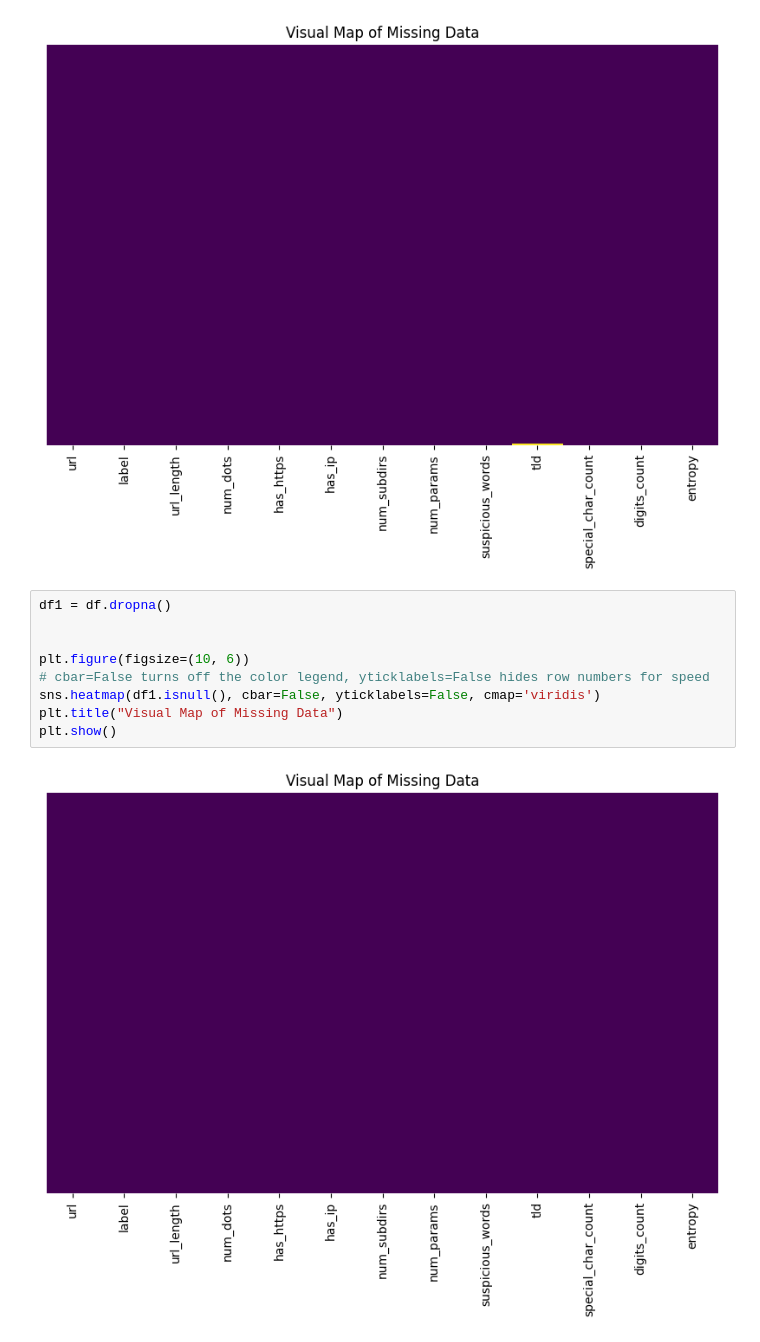
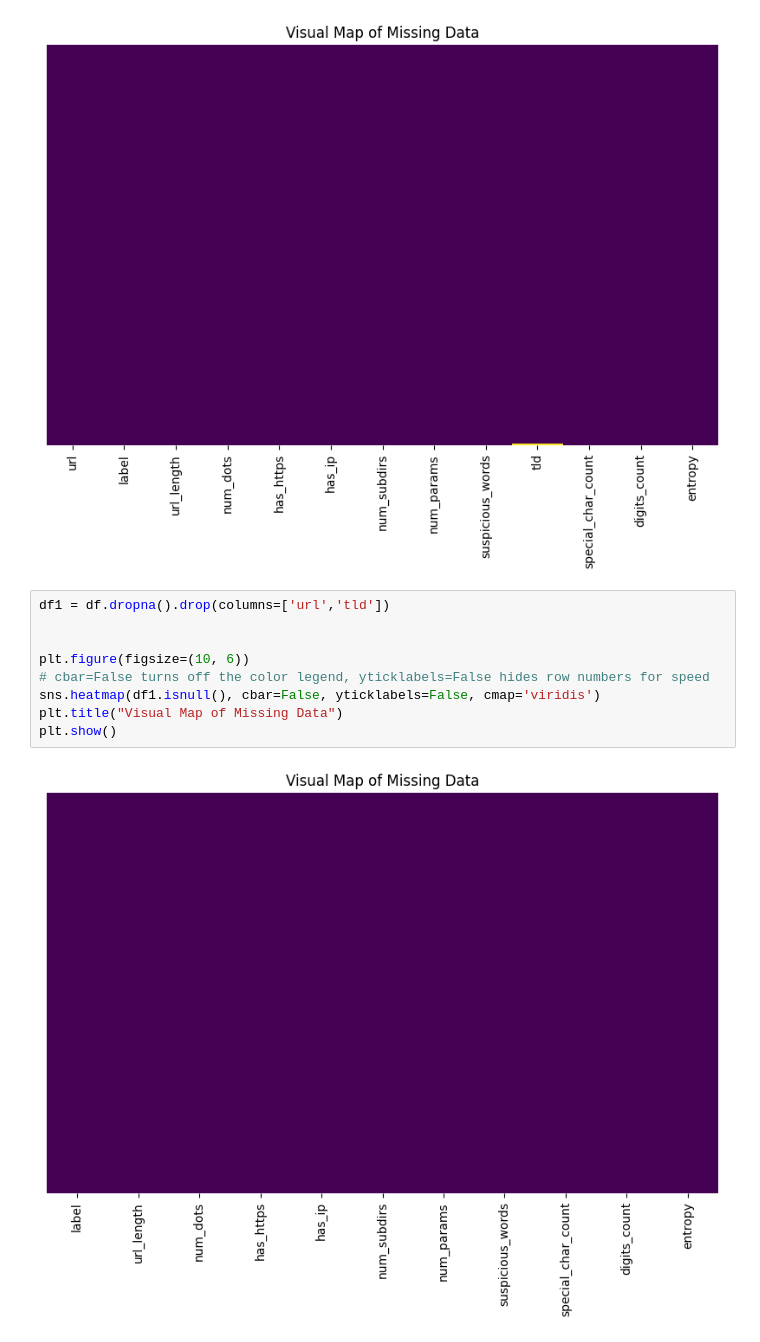
Before and after one commit to YoursTruly-02/Robust-Phishing-and-Homoglyph-Detection-Engine, a Jupyter notebook: Robust_Phishing_and_Homoglyph_Detection_Engine.ipynb, the cells around one changed output. Saved outputs shown, nothing was run; the diff lists cells and outputs as text.

```diff
--- a/Robust_Phishing_and_Homoglyph_Detection_Engine.ipynb
+++ b/Robust_Phishing_and_Homoglyph_Detection_Engine.ipynb
@@ -110,13 +111,13 @@ plt.show()
 # %% [output]
 [figure]
 # %%
-df1 = df.dropna()
+df1 = df.dropna().drop(columns=['url','tld'])
 
 
 plt.figure(figsize=(10, 6))
 # cbar=False turns off the color legend, yticklabels=False hides row numbers for speed
 sns.heatmap(df1.isnull(), cbar=False, yticklabels=False, cmap='viridis')
 plt.title("Visual Map of Missing Data")
 plt.show()
 # %% [output]
-[figure, old version]
+[figure, new version]
```
Also changed, not shown: parts of 5 cells of this notebook.
